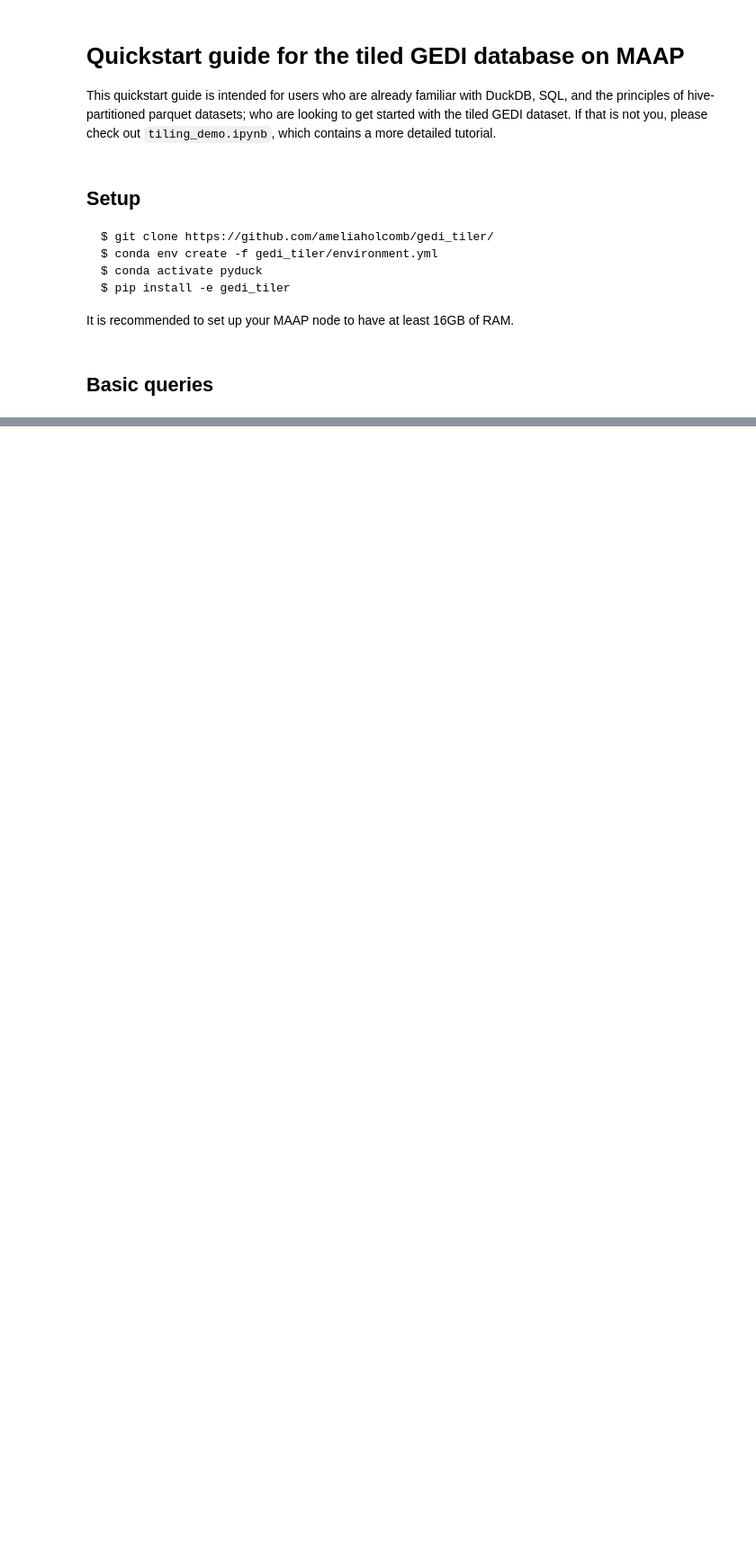
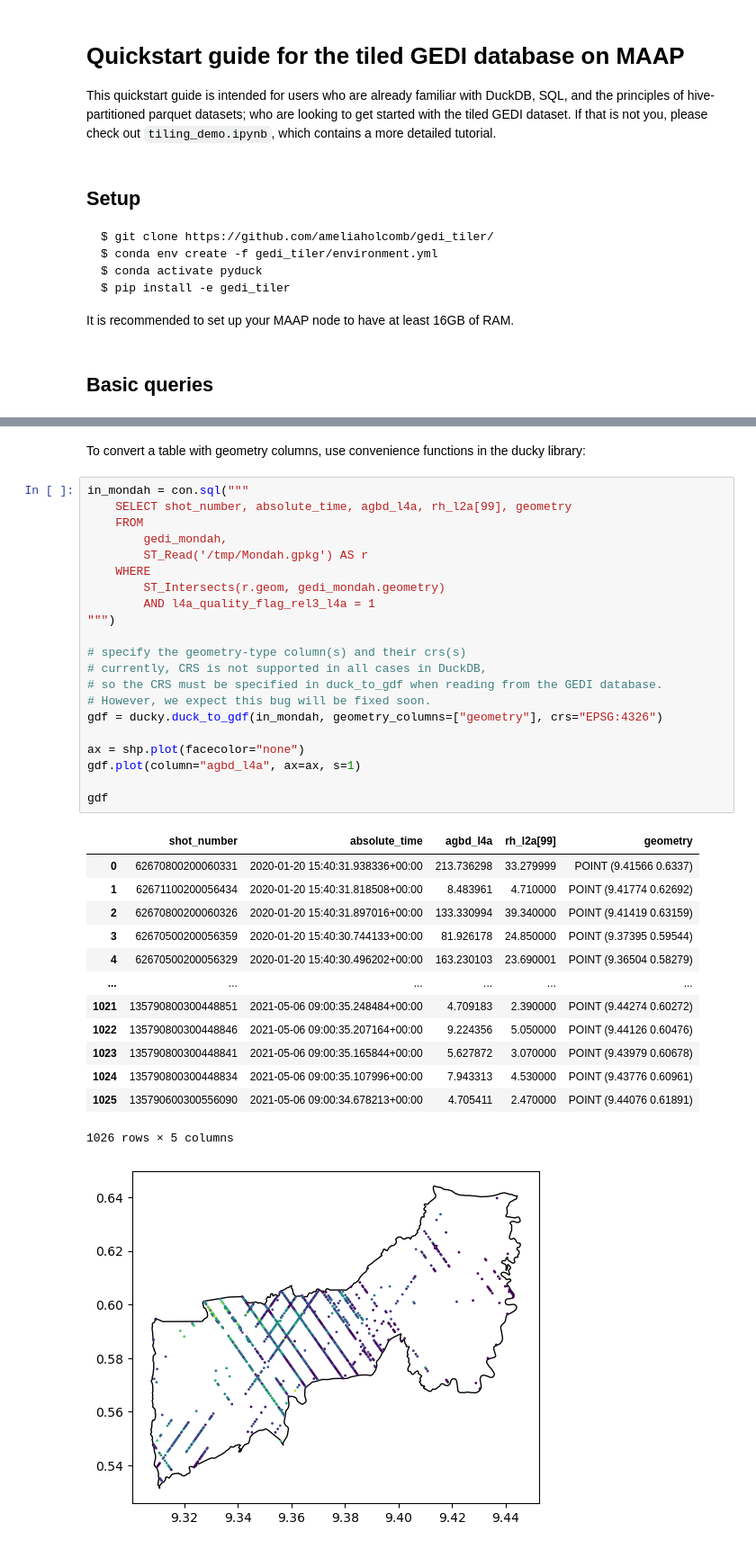
Before and after one commit to ameliaholcomb/gedi_tiler, a Jupyter notebook: demos/quickstart.ipynb, the cells around one changed output, grey strips where cells are left out. Shown at 90% size. Cells and saved outputs as stored; diff of their text form; blank space fills up the shorter version.

```diff
--- a/demos/quickstart.ipynb
+++ b/demos/quickstart.ipynb
@@ -101 +236,39 @@ con.sql("SELECT * FROM region")
+# %% [markdown]
+To convert a table with geometry columns, use convenience functions in the ducky library:
+# %%
+in_mondah = con.sql("""
+    SELECT shot_number, absolute_time, agbd_l4a, rh_l2a[99], geometry
+    FROM
+        gedi_mondah,
+        ST_Read('/tmp/Mondah.gpkg') AS r
+    WHERE
+        ST_Intersects(r.geom, gedi_mondah.geometry)
+        AND l4a_quality_flag_rel3_l4a = 1
+""")
+
+# specify the geometry-type column(s) and their crs(s)
+# currently, CRS is not supported in all cases in DuckDB,
+# so the CRS must be specified in duck_to_gdf when reading from the GEDI database.
+# However, we expect this bug will be fixed soon.
+gdf = ducky.duck_to_gdf(in_mondah, geometry_columns=["geometry"], crs="EPSG:4326")
+
+ax = shp.plot(facecolor="none")
+gdf.plot(column="agbd_l4a", ax=ax, s=1)
+
+gdf
+# %% [output]
+|  | shot_number | absolute_time | agbd_l4a | rh_l2a[99] | geometry |
+| 0 | 62670800200060331 | 2020-01-20 15:40:31.938336+00:00 | 213.736298 | 33.279999 | POINT (9.41566 0.6337) |
+| 1 | 62671100200056434 | 2020-01-20 15:40:31.818508+00:00 | 8.483961 | 4.710000 | POINT (9.41774 0.62692) |
+| 2 | 62670800200060326 | 2020-01-20 15:40:31.897016+00:00 | 133.330994 | 39.340000 | POINT (9.41419 0.63159) |
+| 3 | 62670500200056359 | 2020-01-20 15:40:30.744133+00:00 | 81.926178 | 24.850000 | POINT (9.37395 0.59544) |
+| 4 | 62670500200056329 | 2020-01-20 15:40:30.496202+00:00 | 163.230103 | 23.690001 | POINT (9.36504 0.58279) |
+| ... | ... | ... | ... | ... | ... |
+| 1021 | 135790800300448851 | 2021-05-06 09:00:35.248484+00:00 | 4.709183 | 2.390000 | POINT (9.44274 0.60272) |
+| 1022 | 135790800300448846 | 2021-05-06 09:00:35.207164+00:00 | 9.224356 | 5.050000 | POINT (9.44126 0.60476) |
+| 1023 | 135790800300448841 | 2021-05-06 09:00:35.165844+00:00 | 5.627872 | 3.070000 | POINT (9.43979 0.60678) |
+| 1024 | 135790800300448834 | 2021-05-06 09:00:35.107996+00:00 | 7.943313 | 4.530000 | POINT (9.43776 0.60961) |
+| 1025 | 135790600300556090 | 2021-05-06 09:00:34.678213+00:00 | 4.705411 | 2.470000 | POINT (9.44076 0.61891) |
+1026 rows × 5 columns
+[figure, added]
 # %%
```
Also changed, not shown: parts of 23 cells of this notebook, 2 other files.
